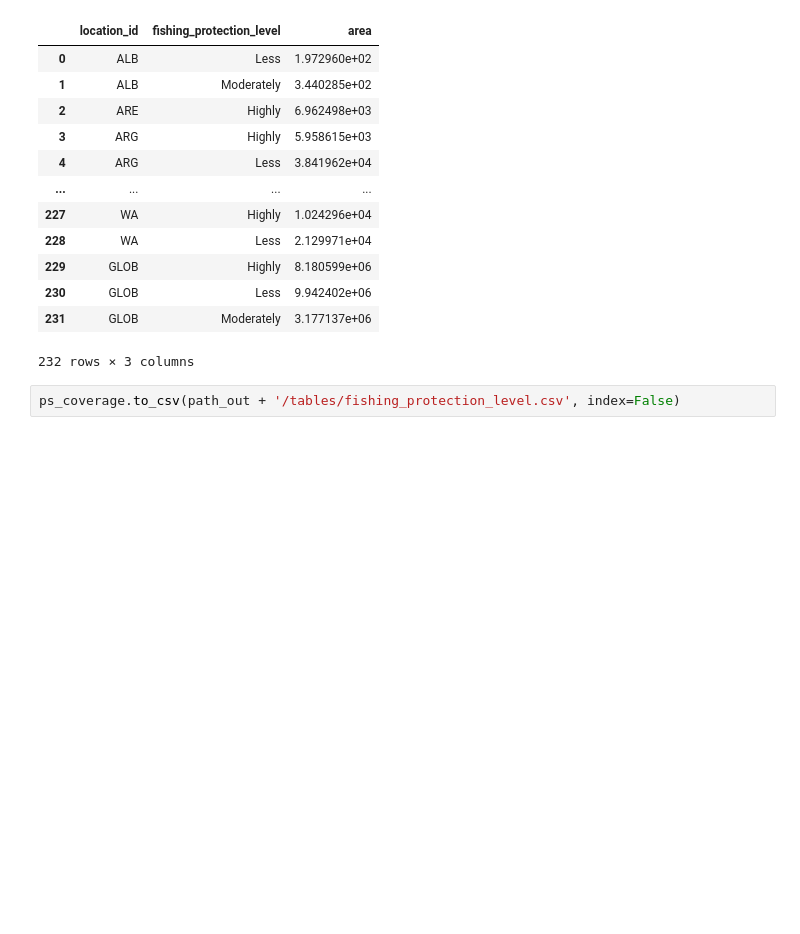
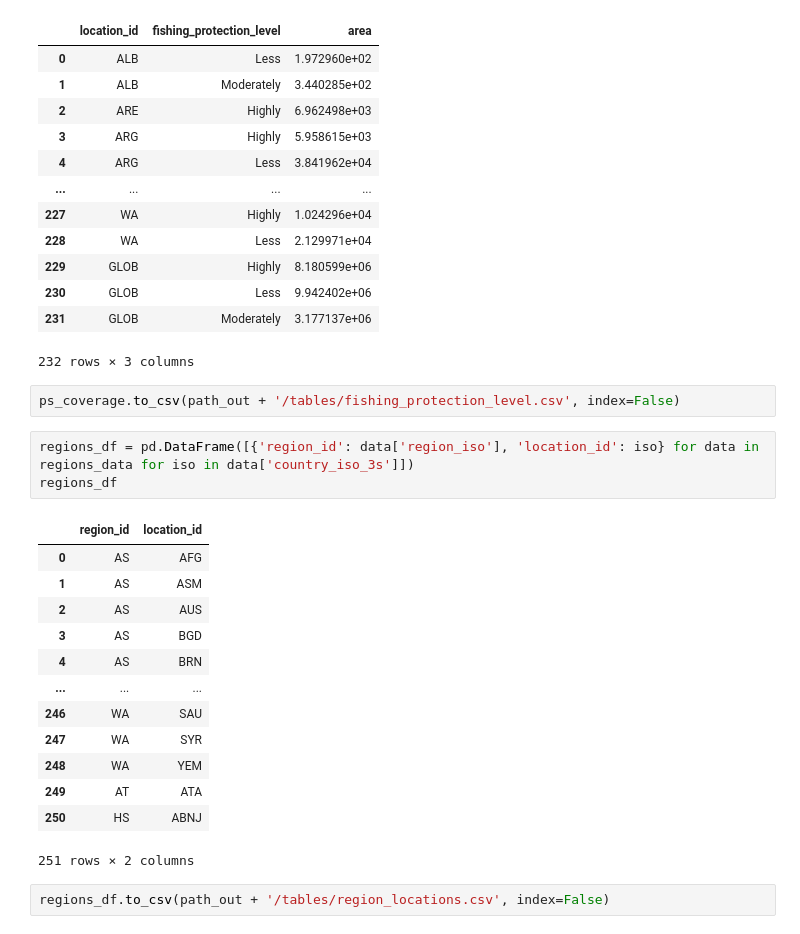
Before and after one commit to Vizzuality/skytruth-30x30, a Jupyter notebook: data/notebooks/protectedseas.ipynb, the cells around one changed output. Cells and saved outputs as stored; diff of their text form; blank space fills up the shorter version.

Commit message:
adding region_locations table

```diff
--- a/data/notebooks/protectedseas.ipynb
+++ b/data/notebooks/protectedseas.ipynb
@@ -455,3 +455,22 @@ ps_coverage
 232 rows × 3 columns
 # %%
 ps_coverage.to_csv(path_out + '/tables/fishing_protection_level.csv', index=False)
+# %%
+regions_df = pd.DataFrame([{'region_id': data['region_iso'], 'location_id': iso} for data in regions_data for iso in data['country_iso_3s']])
+regions_df
+# %% [output]
+|  | region_id | location_id |
+| 0 | AS | AFG |
+| 1 | AS | ASM |
+| 2 | AS | AUS |
+| 3 | AS | BGD |
+| 4 | AS | BRN |
+| ... | ... | ... |
+| 246 | WA | SAU |
+| 247 | WA | SYR |
+| 248 | WA | YEM |
+| 249 | AT | ATA |
+| 250 | HS | ABNJ |
+251 rows × 2 columns
+# %%
+regions_df.to_csv(path_out + '/tables/region_locations.csv', index=False)
```
